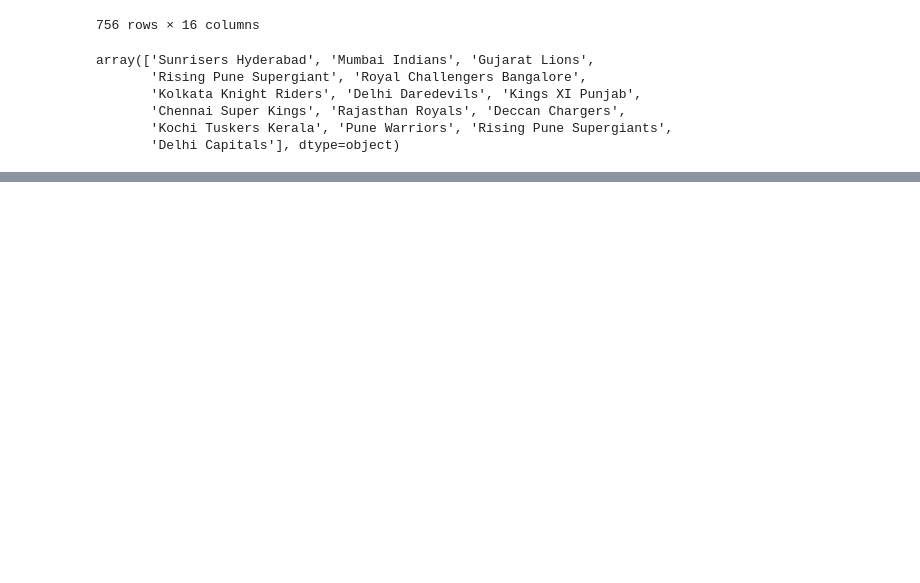
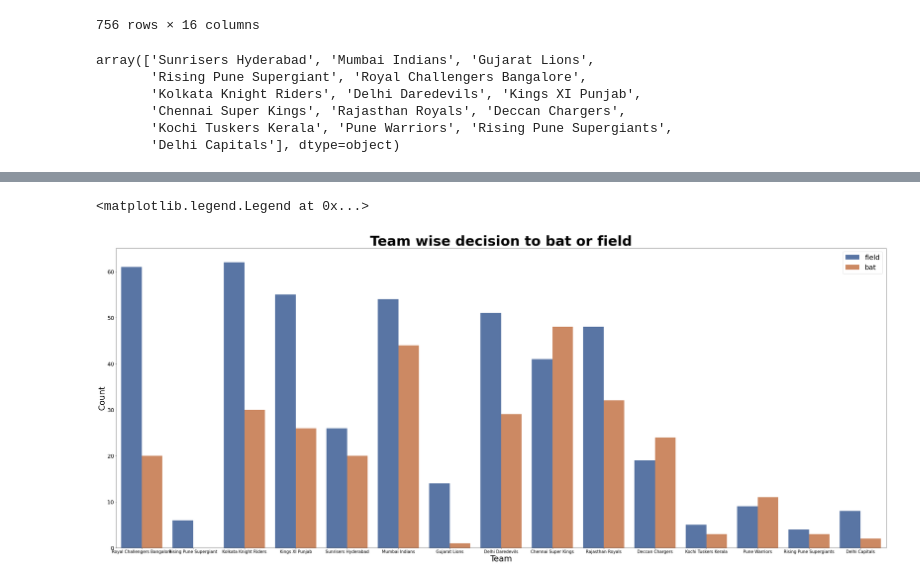
Before and after one commit to nehit210/EDA-on-sports-dataset, a Jupyter notebook: EDA.ipynb, the cells around one changed output, grey strips where cells are left out. Drawn from its saved outputs; the diff is of its cells as text; code cells hidden in the pictures; blank space fills up the shorter version.

```diff
--- a/EDA.ipynb
+++ b/EDA.ipynb
@@ -302,0 +306,13 @@ KeyError: ignored
+# %%
+
+plt.figure(figsize=(50,20))
+sns.countplot("toss_winner",data=matches,hue='toss_decision',palette='deep')
+plt.title("Team wise decision to bat or field",fontsize=50,fontweight='bold')
+plt.xticks(size=15)
+plt.yticks(size=20)
+plt.xlabel("Team",fontsize=30);
+plt.ylabel("Count",size=30);
+plt.legend( prop={'size': 25})
+# %% [output]
+<matplotlib.legend.Legend at 0x...>
+[figure, added]
```
Also changed, not shown: parts of 12 cells of this notebook.
